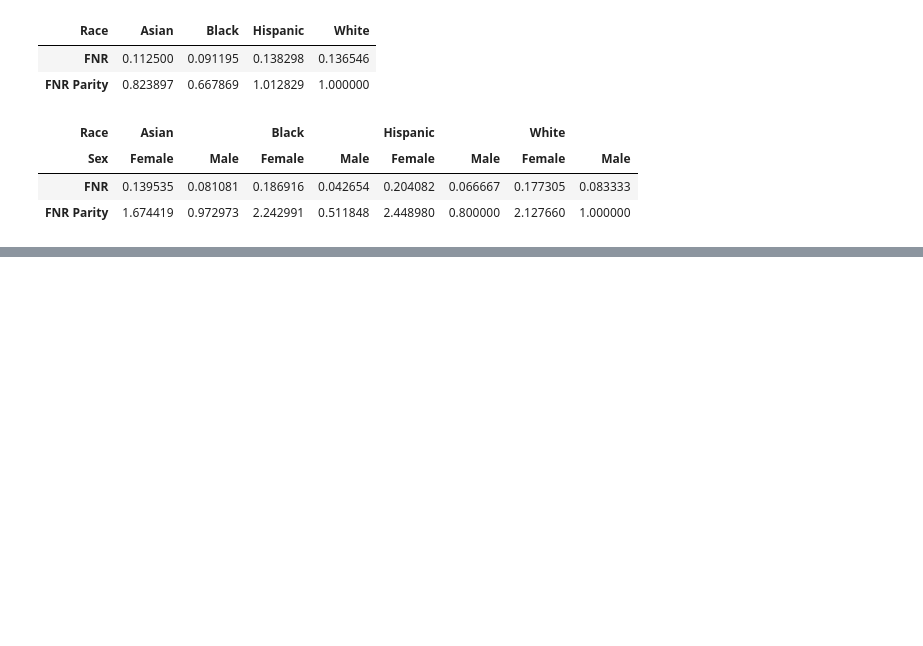
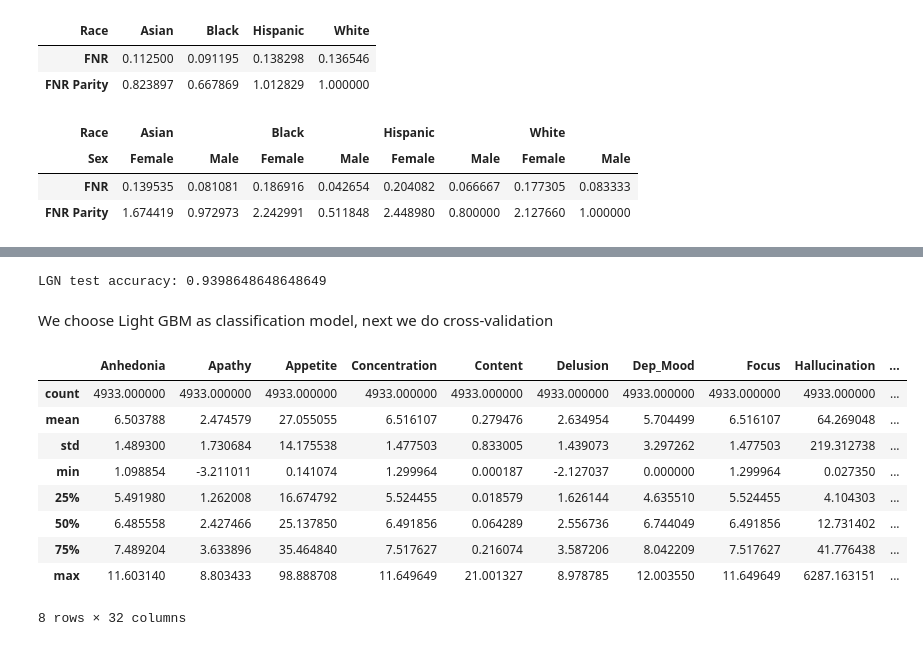
Before and after one commit to ElvesJohn/MachineLearningCW, a Jupyter notebook: MachineLearningCourseW.ipynb, the cells around one changed output, grey strips where cells are left out. Drawn from its saved outputs; the diff is of its cells as text; code cells hidden in the pictures; blank space fills up the shorter version.

Commit message:
udpated with model selection

```diff
--- a/MachineLearningCourseW.ipynb
+++ b/MachineLearningCourseW.ipynb
@@ -228,0 +277,9 @@ raceNsex_fn(y_test, test_predict)
+# %%
+print('LGB test accuracy:', skm.accuracy_score(y_test, LGB_test_predictions))
+# %% [output]
+LGN test accuracy: 0.9398648648648649
+# %% [markdown]
+We choose Light GBM as classification model, next we do cross-validation
+# %%
+cv_data = data
+cv_data = data_remove(cv_data)
@@ -228,0 +288,15 @@ raceNsex_fn(y_test, test_predict)
+# %%
+
+X = pd.get_dummies(cv_data[features], columns = categories)
+X.describe()
+# %% [output]
+|  | Anhedonia | Apathy | Appetite | Concentration | Content | Delusion | Dep_Mood | Focus | Hallucination | ... |
+| count | 4933.000000 | 4933.000000 | 4933.000000 | 4933.000000 | 4933.000000 | 4933.000000 | 4933.000000 | 4933.000000 | 4933.000000 | ... |
+| mean | 6.503788 | 2.474579 | 27.055055 | 6.516107 | 0.279476 | 2.634954 | 5.704499 | 6.516107 | 64.269048 | ... |
+| std | 1.489300 | 1.730684 | 14.175538 | 1.477503 | 0.833005 | 1.439073 | 3.297262 | 1.477503 | 219.312738 | ... |
+| min | 1.098854 | -3.211011 | 0.141074 | 1.299964 | 0.000187 | -2.127037 | 0.000000 | 1.299964 | 0.027350 | ... |
+| 25% | 5.491980 | 1.262008 | 16.674792 | 5.524455 | 0.018579 | 1.626144 | 4.635510 | 5.524455 | 4.104303 | ... |
+| 50% | 6.485558 | 2.427466 | 25.137850 | 6.491856 | 0.064289 | 2.556736 | 6.744049 | 6.491856 | 12.731402 | ... |
+| 75% | 7.489204 | 3.633896 | 35.464840 | 7.517627 | 0.216074 | 3.587206 | 8.042209 | 7.517627 | 41.776438 | ... |
+| max | 11.603140 | 8.803433 | 98.888708 | 11.649649 | 21.001327 | 8.978785 | 12.003550 | 11.649649 | 6287.163151 | ... |
+8 rows × 32 columns
```
Also changed, not shown: parts of 21 cells of this notebook.
